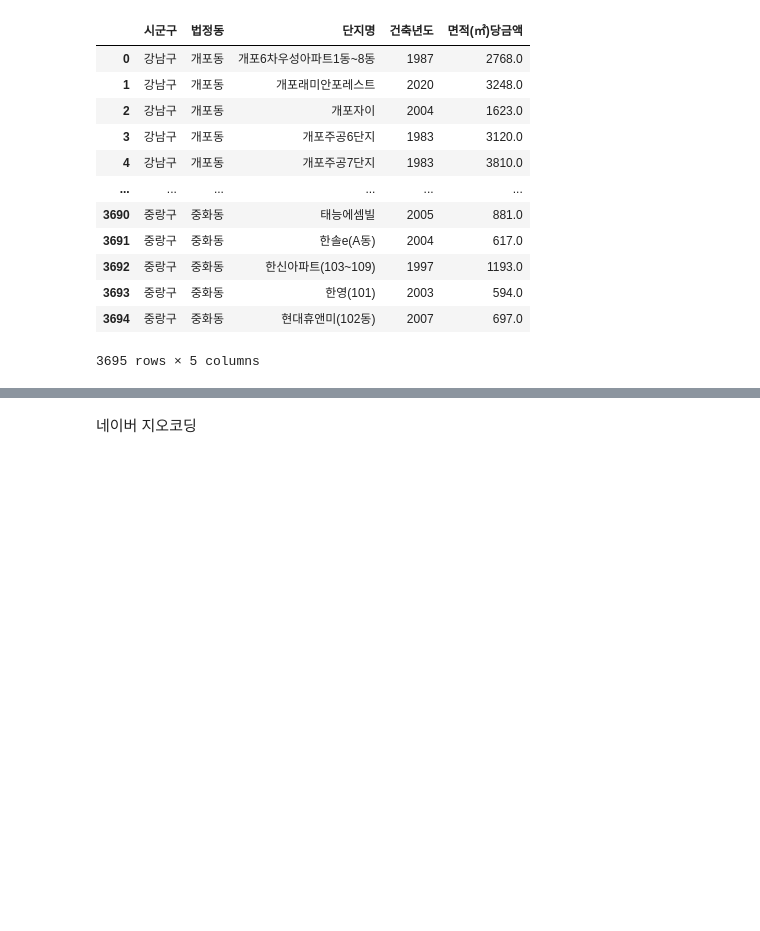
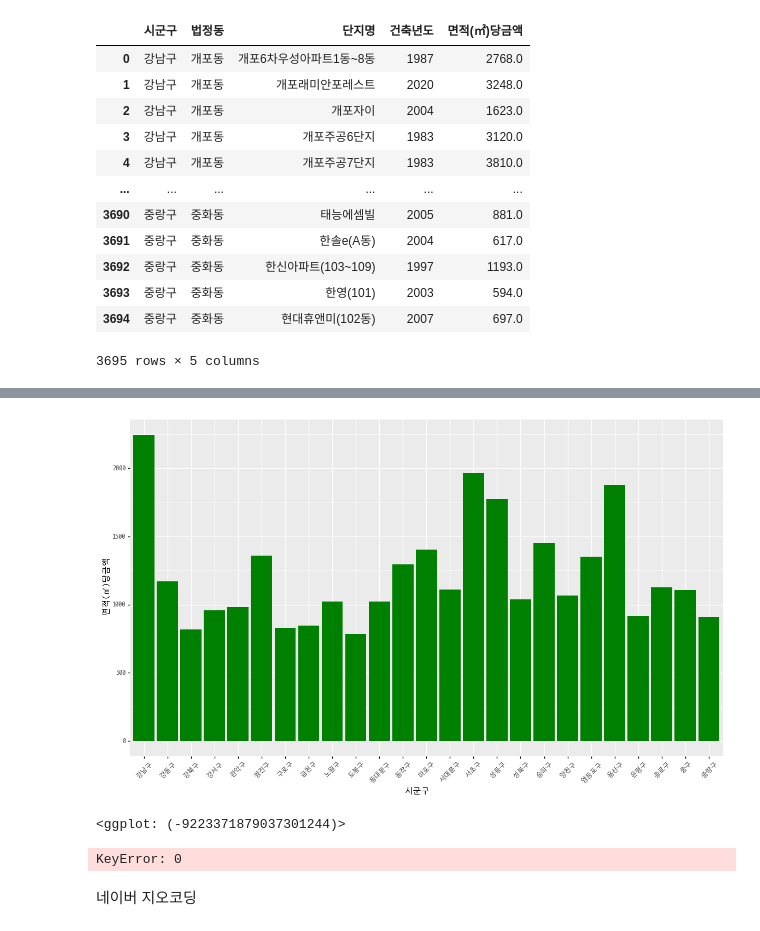
Before and after one commit to hanmin-oh/Data_Anaylasis_Project, a Jupyter notebook: Data_analysis_project_house.ipynb, the cells around one changed output, grey strips where cells are left out. Saved outputs shown, nothing was run; the diff lists cells and outputs as text; code cells hidden in the pictures; blank space fills up the shorter version.

```diff
--- a/Data_analysis_project_house.ipynb
+++ b/Data_analysis_project_house.ipynb
@@ -184,3 +184,6 @@ house
 | 12683 | 중랑구 | 한영(101) | 2003 | 중화동 | 594.0 |
 | 12684 | 중랑구 | 현대휴앤미(102동) | 2007 | 중화동 | 697.0 |
 12685 rows × 5 columns
+# %%
+house = pd.read_csv('./data/아파트실거래가(2).csv')
+house
@@ -203,0 +239,3 @@ house_dangi
+# %%
+house_dangi_mean = house_dangi.groupby(['시군구'])['면적(㎡)당금액'].mean().round().reset_index()
+house_dangi_mean
@@ -204,3 +260,24 @@ house_dangi
+# %%
+(
+    ggplot(house_dangi_mean, aes(x='시군구', y='면적(㎡)당금액'))
+        + geom_bar(stat='identity', position='dodge', fill='green')
+        + theme(text=element_text(family='D2Coding'), figure_size=(14, 8),
+                axis_text_x=element_text(rotation=45))
+)
+# %% [output]
+[figure, added]
+<ggplot: (-9223371879037301244)>
+# %%
+# '시군구' 열을 기준으로 그룹화하고 각 그룹의 크기를 계산
+# 막대 그래프로 시각화
+# 그룹화된 데이터프레임의 인덱스를 재설정하여 '시군구' 열의 고유한 값들을 x 라벨로 사용
+plt.bar(house_dangi_mean['시군구'], house_dangi_mean[0])
+plt.title('시군구별 면적(㎡)당 금액')
+plt.xlabel('시군구')
+plt.ylabel('면적(㎡)당금액')
+plt.show()
+# %% [output]
+KeyError: 0
 # %%
 house.drop(['도로명', '단지명'], axis=1, inplace=True)
 house
```
Also changed, not shown: parts of 3 cells of this notebook, 3 other files.
